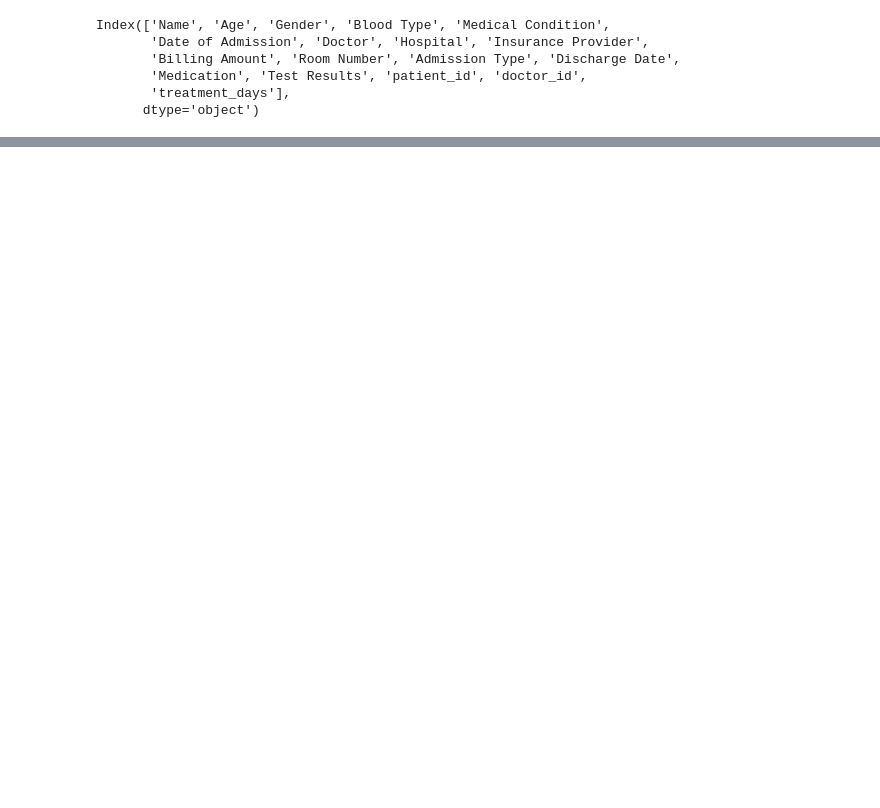
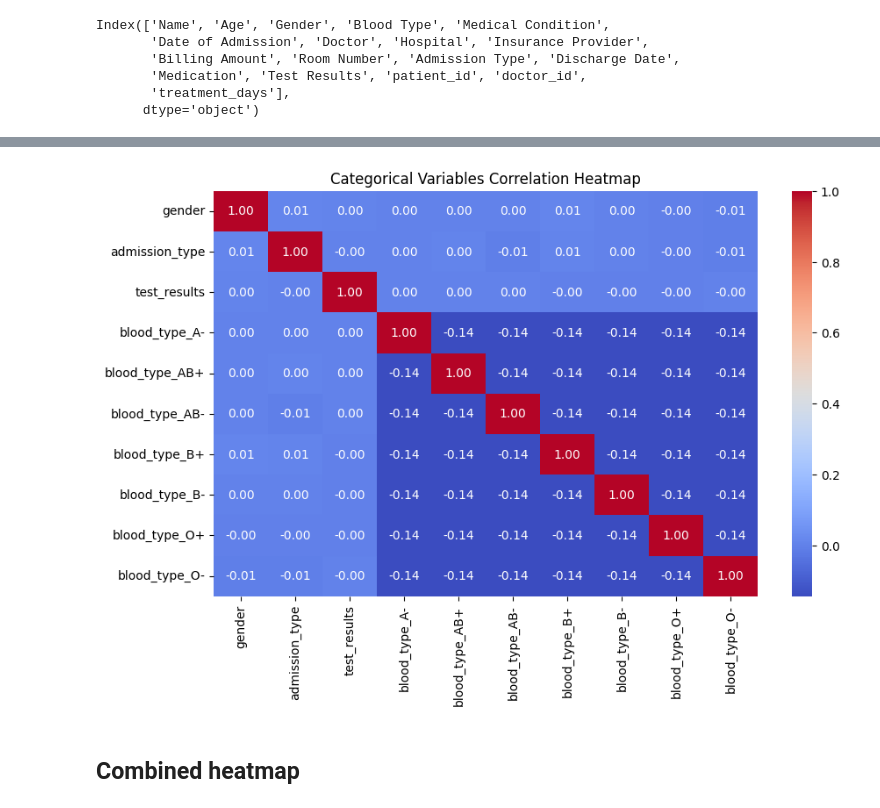
Before and after one commit to HaiderrX/CISC4900-Healthcare-Dataset-Data-Analysis, a Jupyter notebook: Heatlhcare_Data_Analysis.ipynb, the cells around one changed output, grey strips where cells are left out. Drawn from its saved outputs; the diff is of its cells as text; code cells hidden in the pictures; blank space fills up the shorter version.

```diff
--- a/Heatlhcare_Data_Analysis.ipynb
+++ b/Heatlhcare_Data_Analysis.ipynb
@@ -251,0 +360,22 @@ df.to_csv("healthcare_cleaned.csv", index=False) # to save as new csv file to up
+# %%
+# Copy only categoricals
+df_cat = df[["gender", "blood_type", "admission_type", "test_results"]].copy()
+
+# One-hot encode blood_type
+df_cat = pd.get_dummies(df_cat, columns=["blood_type"], drop_first=True)
+
+# Label encode the others
+encoder = LabelEncoder()
+for col in ["gender", "admission_type", "test_results"]:
+    df_cat[col] = encoder.fit_transform(df_cat[col])
+# %%
+corr_matrix = df_cat.corr()
+
+# Heatmap
+plt.figure(figsize=(10,6))
+sns.heatmap(corr_matrix, annot=True, cmap="coolwarm", fmt=".2f")
+plt.title("Categorical Variables Correlation Heatmap")
+# %% [output]
+[figure, added]
+# %% [markdown]
+## Combined heatmap
```
Also changed, not shown: parts of 23 cells of this notebook.
